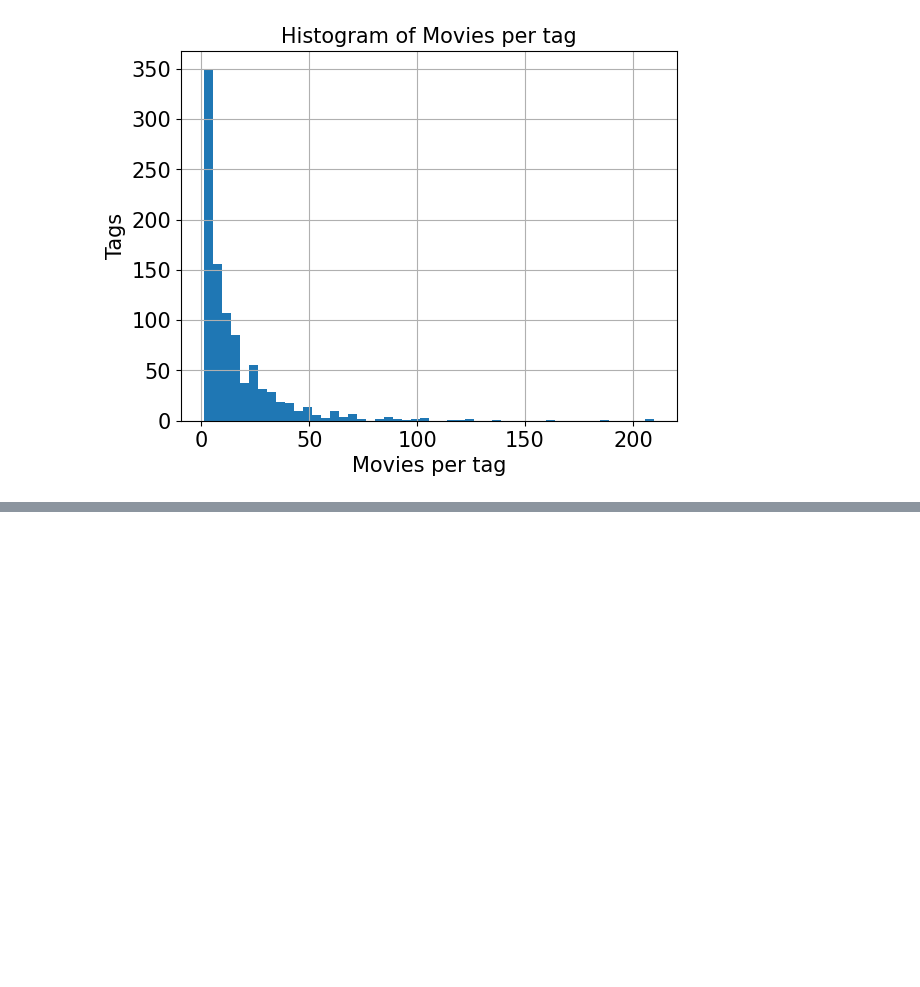
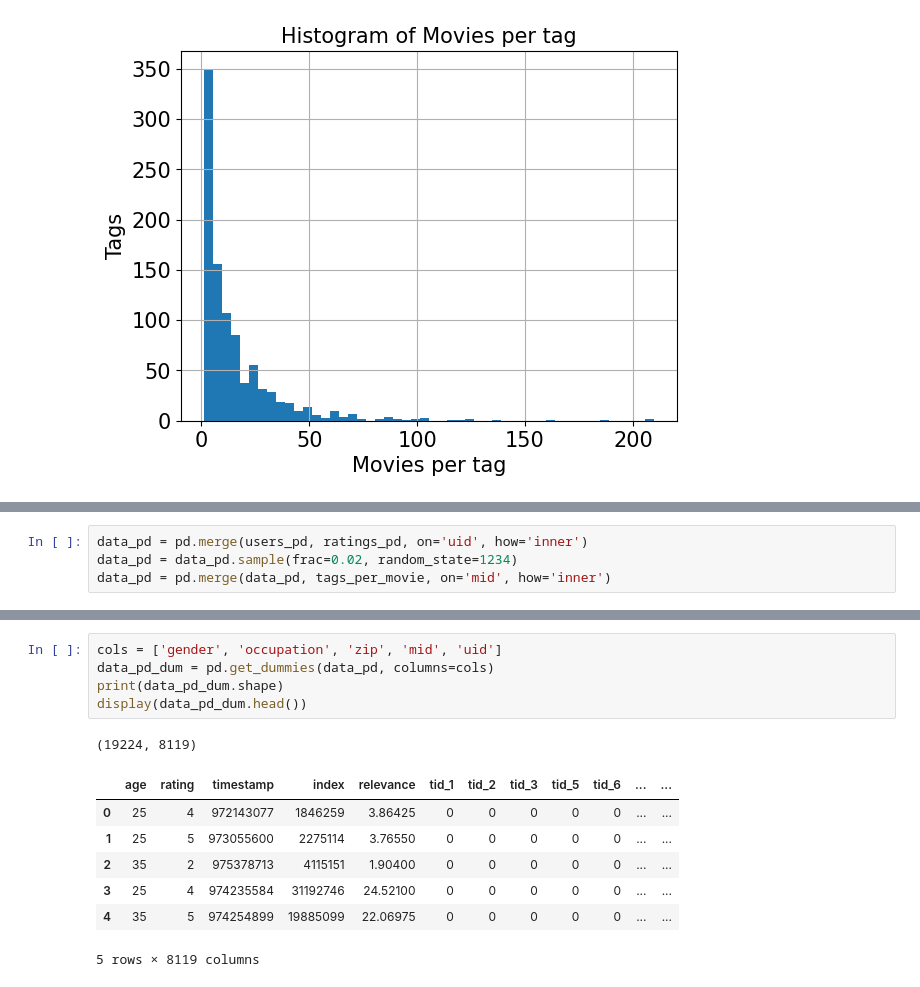
Before and after one commit to mus514/Machine-Learning-With-Python, a Jupyter notebook: 3-movies_recommendation/main.ipynb, the cells around one changed output, grey strips where cells are left out. Cells and saved outputs as stored; diff of their text form; blank space fills up the shorter version.

```diff
--- a/3-movies_recommendation/main.ipynb
+++ b/3-movies_recommendation/main.ipynb
@@ -238,0 +258,4 @@ Text(0.5, 1.0, 'Histogram of Movies per tag')
+# %%
+data_pd = pd.merge(users_pd, ratings_pd, on='uid', how='inner')
+data_pd = data_pd.sample(frac=0.02, random_state=1234)
+data_pd = pd.merge(data_pd, tags_per_movie, on='mid', how='inner')
@@ -238,0 +282,14 @@ Text(0.5, 1.0, 'Histogram of Movies per tag')
+# %%
+cols = ['gender', 'occupation', 'zip', 'mid', 'uid']
+data_pd_dum = pd.get_dummies(data_pd, columns=cols)
+print(data_pd_dum.shape)
+display(data_pd_dum.head())
+# %% [output]
+(19224, 8119)
+|  | age | rating | timestamp | index | relevance | tid_1 | tid_2 | tid_3 | tid_5 | tid_6 | ... | ... |
+| 0 | 25 | 4 | 972143077 | 1846259 | 3.86425 | 0 | 0 | 0 | 0 | 0 | ... | ... |
+| 1 | 25 | 5 | 973055600 | 2275114 | 3.76550 | 0 | 0 | 0 | 0 | 0 | ... | ... |
+| 2 | 35 | 2 | 975378713 | 4115151 | 1.90400 | 0 | 0 | 0 | 0 | 0 | ... | ... |
+| 3 | 25 | 4 | 974235584 | 31192746 | 24.52100 | 0 | 0 | 0 | 0 | 0 | ... | ... |
+| 4 | 35 | 5 | 974254899 | 19885099 | 22.06975 | 0 | 0 | 0 | 0 | 0 | ... | ... |
+5 rows × 8119 columns
```
Also changed, not shown: parts of 15 cells of this notebook.
